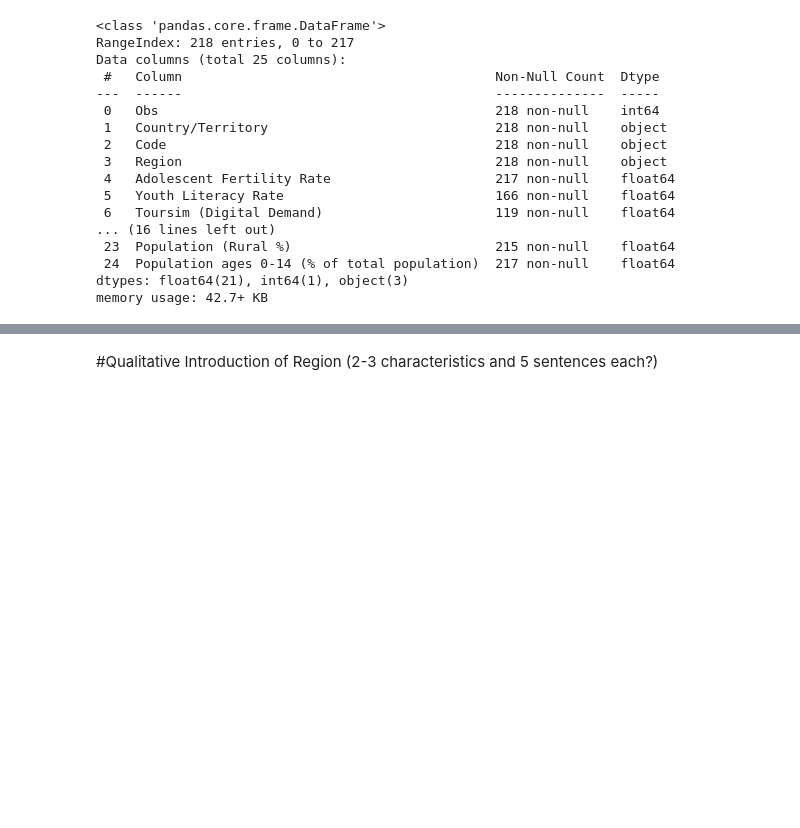
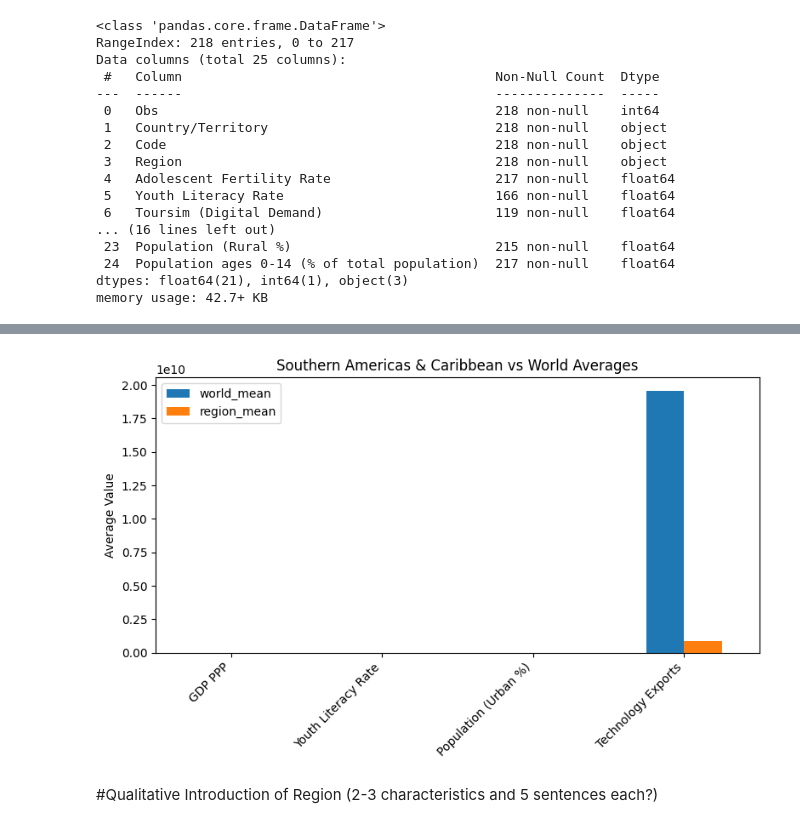
Before and after one commit to Knowasiak/A2_World_Region_Analysis, a Jupyter notebook: A2_World_Region_Analysis.ipynb, the cells around one changed output, grey strips where cells are left out. Drawn from its saved outputs; the diff is of its cells as text; code cells hidden in the pictures; blank space fills up the shorter version.

```diff
--- a/A2_World_Region_Analysis.ipynb
+++ b/A2_World_Region_Analysis.ipynb
@@ -98,3 +153,39 @@ memory usage: 4.1+ KB
+# %%
+# Identify numeric columns
+num_cols = df.select_dtypes(include=[np.number]).columns
+
+# Compute world and regional means
+world_mean = df[num_cols].mean()
+reg_mean = reg[num_cols].mean()
+
+comp = pd.DataFrame({
+    "world_mean": world_mean,
+    "region_mean": reg_mean
+})
+comp["diff"] = comp["region_mean"] - comp["world_mean"]
+
+# Pick a few interesting metrics for plotting
+metrics_to_plot = [
+    "GDP PPP",
+    "Youth Literacy Rate",
+    "Population (Urban %)",
+    "Technology Exports"
+]
+
+plot_df = comp.loc[metrics_to_plot]
+
+# Bar chart: region vs world
+plot_df[["world_mean", "region_mean"]].plot(
+    kind="bar",
+    figsize=(8, 5)
+)
+plt.title("Southern Americas & Caribbean vs World Averages")
+plt.ylabel("Average Value")
+plt.xticks(rotation=45, ha="right")
+plt.tight_layout()
+plt.show()
+# %% [output]
+[figure, added]
 # %% [markdown]
 #Qualitative Introduction of Region (2-3 characteristics and 5 sentences each?)
 # %% [markdown]
```
Also changed, not shown: parts of 7 cells of this notebook.
